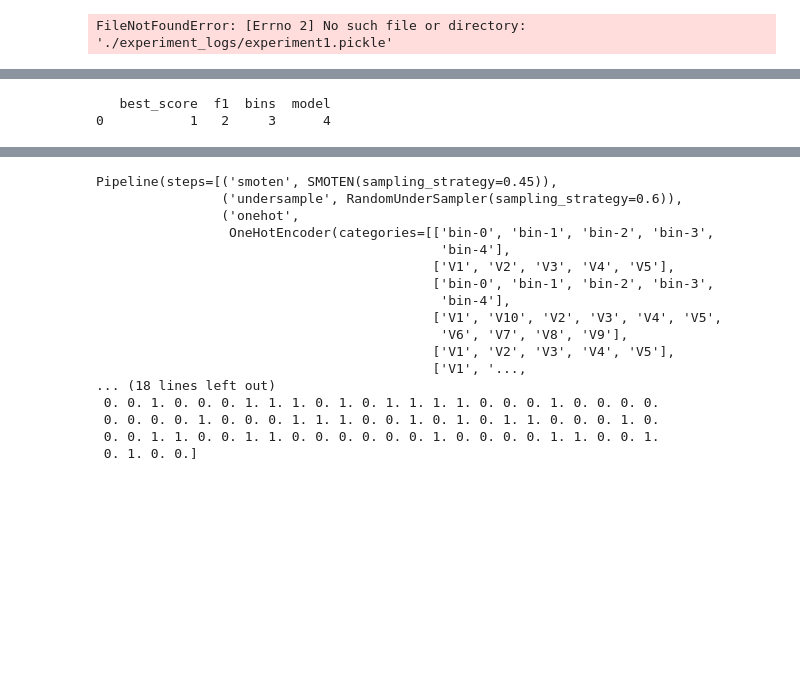
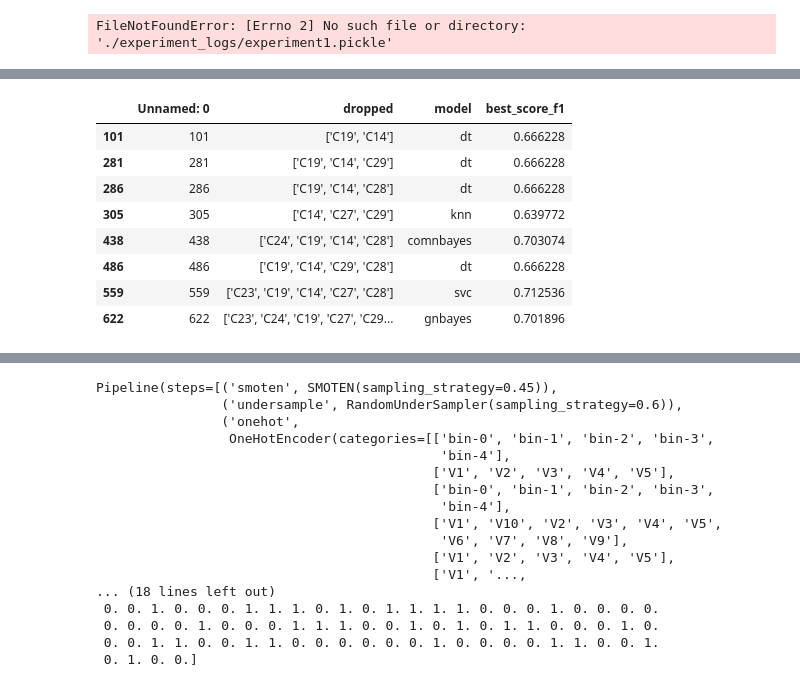
Before and after one commit to Moritz-Bergemann/DM-Assignment, a Jupyter notebook: generate_graphics.ipynb, the cells around one changed output, grey strips where cells are left out. Drawn from its saved outputs; the diff is of its cells as text; code cells hidden in the pictures; blank space fills up the shorter version.

```diff
--- a/generate_graphics.ipynb
+++ b/generate_graphics.ipynb
@@ -328,16 +274,43 @@ plt.show()
-# %%
-import seaborn as sns
-
-# p = sns.load_dataset('penguins')
-
-# print(type(p))
-
-import pandas as pd
-
-
-results_table = pd.DataFrame(data=result_data, columns=["best_score", "f1", "bins", "model"])
-
-print(results_table)
-# %% [output]
-   best_score  f1  bins  model
-0           1   2     3      4
+# %%
+##################
+## EXPERIMENT 2 ##
+##################
+import pickle
+import seaborn as sns
+from matplotlib import pyplot as plt
+import pandas as pd
+
+from matplotlib import rcParams
+
+exp2 = pd.read_csv('./experiment_logs/experiment2_f1.csv')
+# # exp2.head()
+# exp2.sort_values(by=['best_score_f1'], ascending=False).head(20).to_csv("fs_best_20.csv", index=False)
+# exp2.sort_values(by=['best_score_f1'], ascending=False).head(100).to_csv("fs_best_100.csv", index=False)
+
+# mc = pd.read_csv('./fs_most_common_100.csv')
+# mc['att'].value_counts().to_csv('./beaners.csv')
+
+# exp2_knn = exp2.loc[exp2['model'] == 'knn']
+# exp2_knn.sort_values(by=['best_score_f1'], ascending=False).head(10)
+
+exp2b = pd.read_csv('./experiment_logs/experiment2b_f1.csv')
+exp2b.sort_values(by=['best_score_f1'], ascending=False).head(1)
+
+exp2b.groupby('model')['best_score_f1'].max()
+
+idx = exp2b.groupby(['model'])['best_score_f1'].transform(max) == exp2b['best_score_f1']
+
+exp2b[idx].to_csv('val_exp2b_results.csv')
+
+
+exp2b[idx]
+# %% [output]
+|  | Unnamed: 0 | dropped | model | best_score_f1 |
+| 101 | 101 | ['C19', 'C14'] | dt | 0.666228 |
+| 281 | 281 | ['C19', 'C14', 'C29'] | dt | 0.666228 |
+| 286 | 286 | ['C19', 'C14', 'C28'] | dt | 0.666228 |
+| 305 | 305 | ['C14', 'C27', 'C29'] | knn | 0.639772 |
+| 438 | 438 | ['C24', 'C19', 'C14', 'C28'] | comnbayes | 0.703074 |
+| 486 | 486 | ['C19', 'C14', 'C29', 'C28'] | dt | 0.666228 |
+| 559 | 559 | ['C23', 'C19', 'C14', 'C27', 'C28'] | svc | 0.712536 |
+| 622 | 622 | ['C23', 'C24', 'C19', 'C27', 'C29... | gnbayes | 0.701896 |
```
Also changed, not shown: parts of 8 cells of this notebook, 7 other files.
